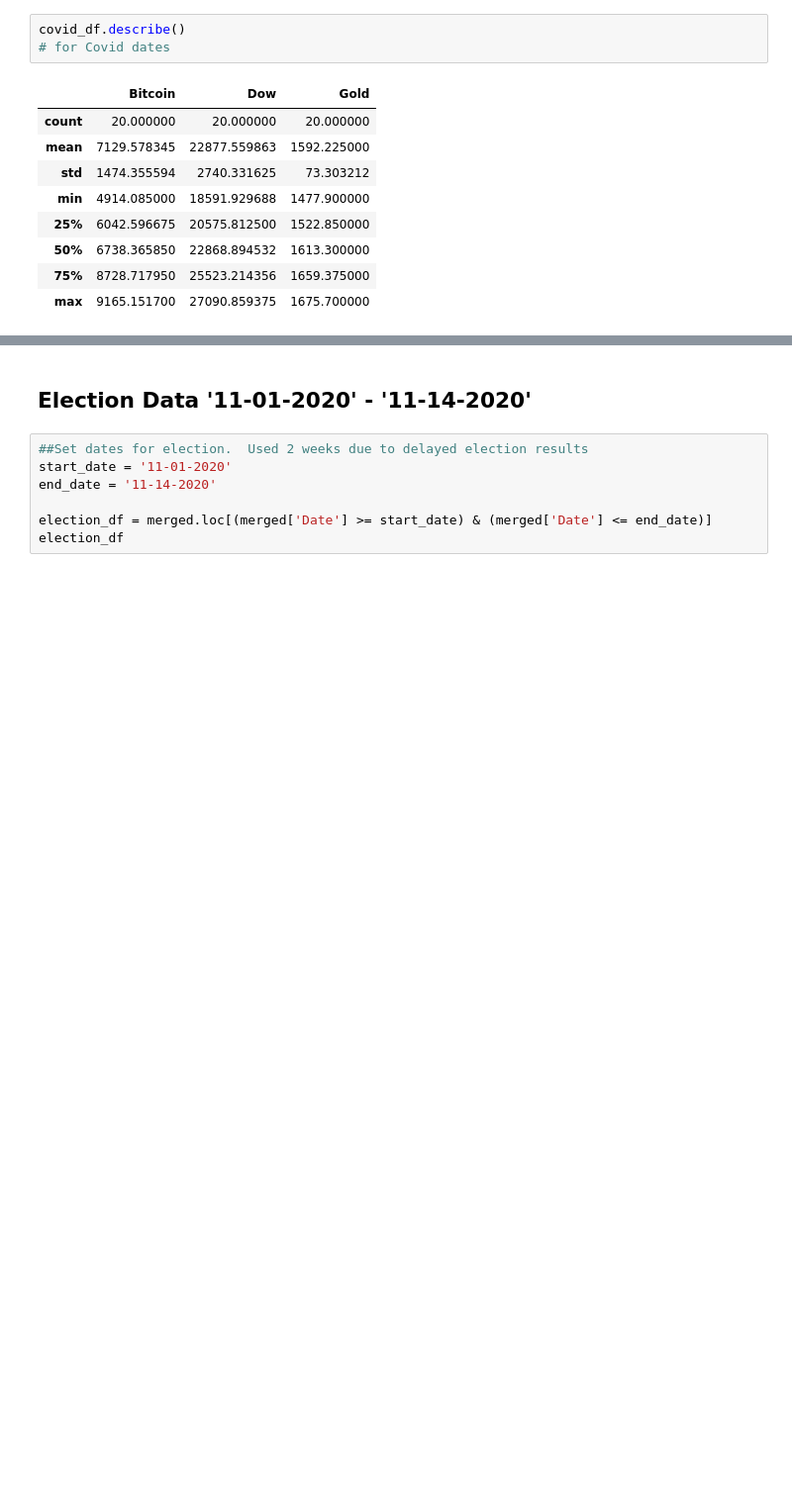
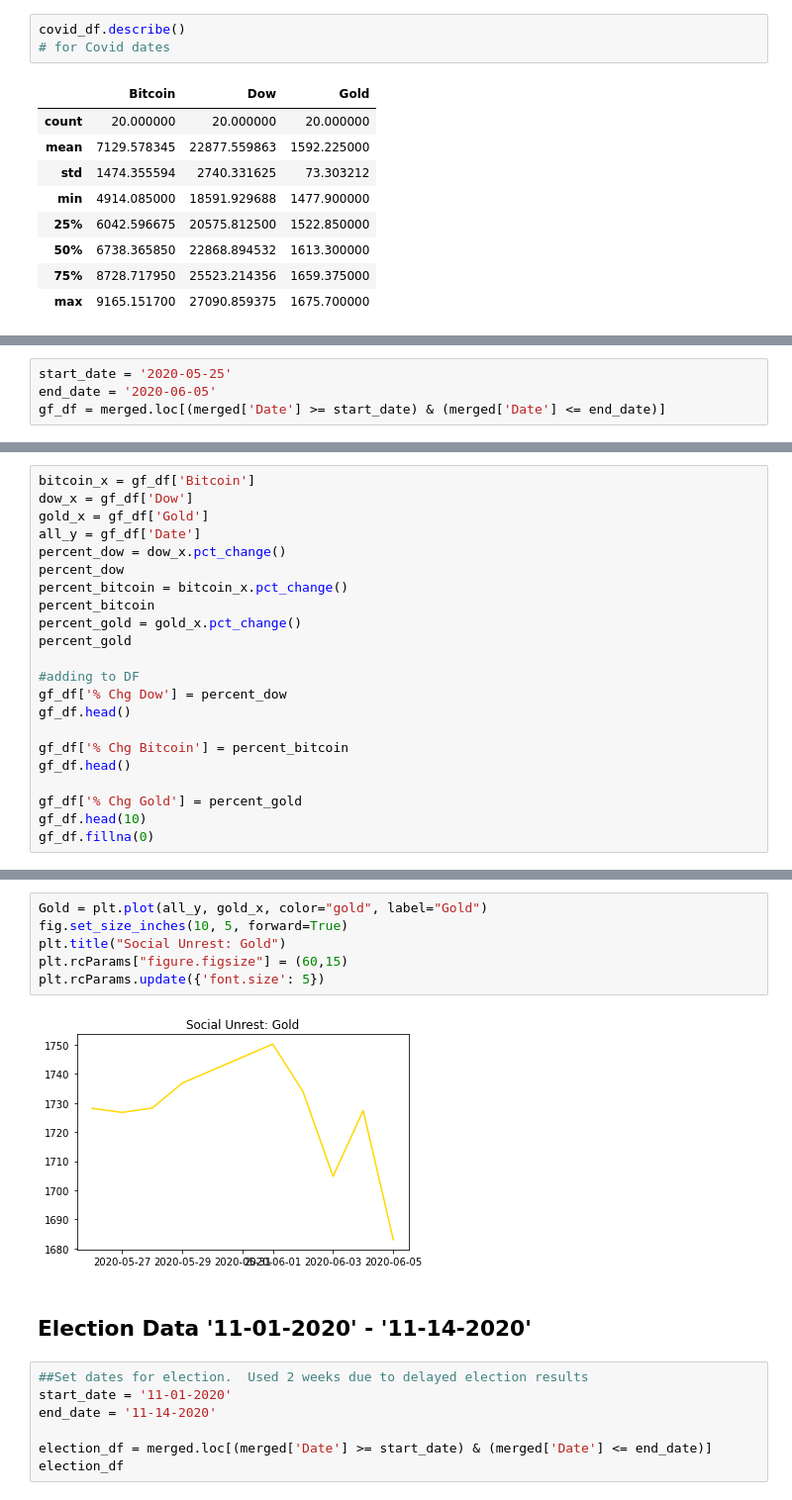
Before and after one commit to darrenr10/Project_1, a Jupyter notebook: project-nb.ipynb, the cells around one changed output, grey strips where cells are left out. Shown: that part at 99% size. Drawn from its saved outputs; the diff is of its cells as text; blank space fills up the shorter version.

```diff
--- a/project-nb.ipynb
+++ b/project-nb.ipynb
@@ -272,0 +274,4 @@ covid_df.describe()
+# %%
+start_date = '2020-05-25'
+end_date = '2020-06-05'
+gf_df = merged.loc[(merged['Date'] >= start_date) & (merged['Date'] <= end_date)]
@@ -272,0 +311,22 @@ covid_df.describe()
+# %%
+bitcoin_x = gf_df['Bitcoin']
+dow_x = gf_df['Dow']
+gold_x = gf_df['Gold']
+all_y = gf_df['Date']
+percent_dow = dow_x.pct_change()
+percent_dow
+percent_bitcoin = bitcoin_x.pct_change()
+percent_bitcoin
+percent_gold = gold_x.pct_change()
+percent_gold
+
+#adding to DF
+gf_df['% Chg Dow'] = percent_dow
+gf_df.head()
+
+gf_df['% Chg Bitcoin'] = percent_bitcoin
+gf_df.head()
+
+gf_df['% Chg Gold'] = percent_gold
+gf_df.head(10)
+gf_df.fillna(0)
@@ -273,3 +358,11 @@ covid_df.describe()
+# %%
+Gold = plt.plot(all_y, gold_x, color="gold", label="Gold")
+fig.set_size_inches(10, 5, forward=True)
+plt.title("Social Unrest: Gold")
+plt.rcParams["figure.figsize"] = (60,15)
+plt.rcParams.update({'font.size': 5})
+# %% [output]
+[figure, added]
 # %% [markdown]
 ## Election Data '11-01-2020' - '11-14-2020'
 # %%
```
Also changed, not shown: parts of 9 cells of this notebook.
